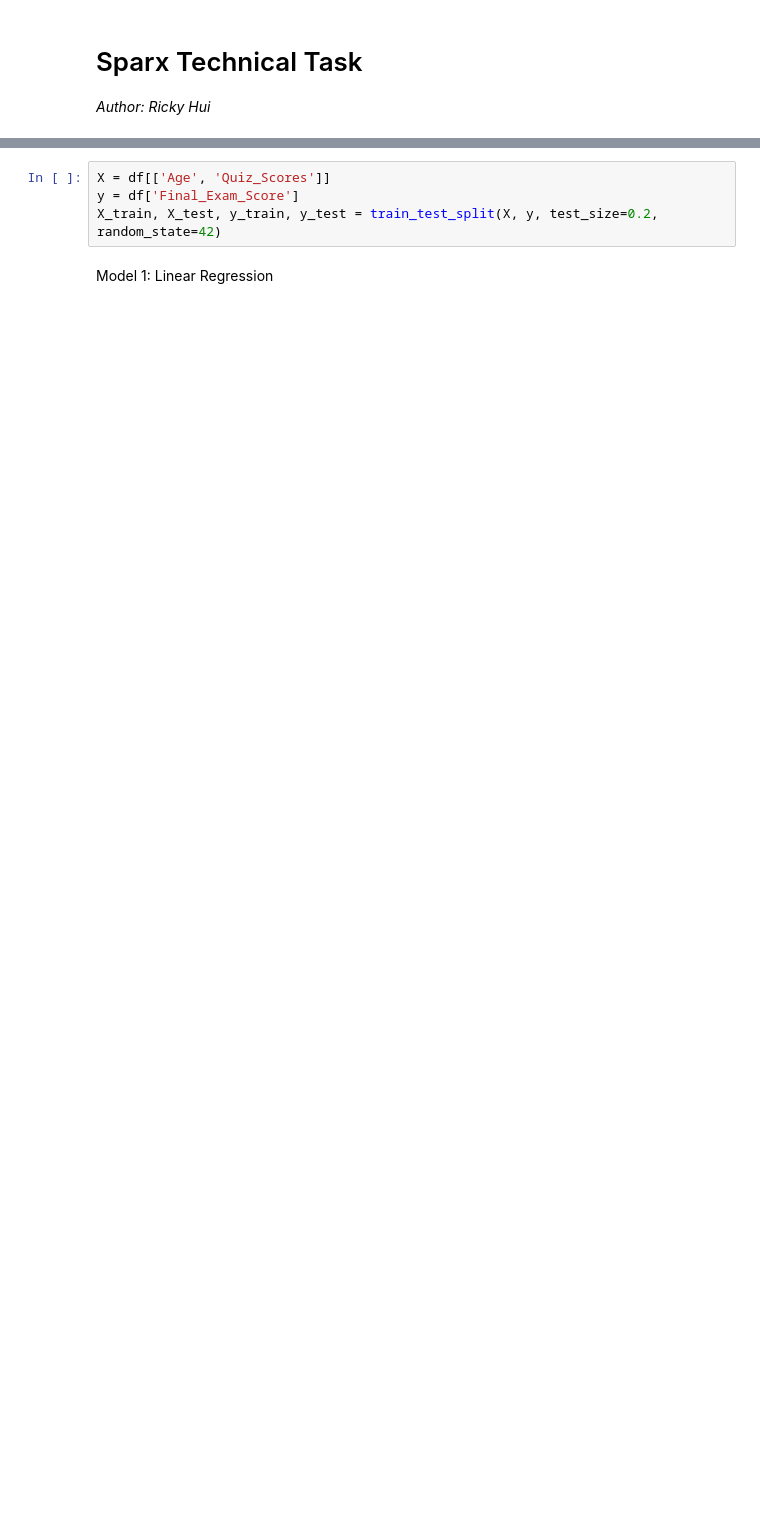
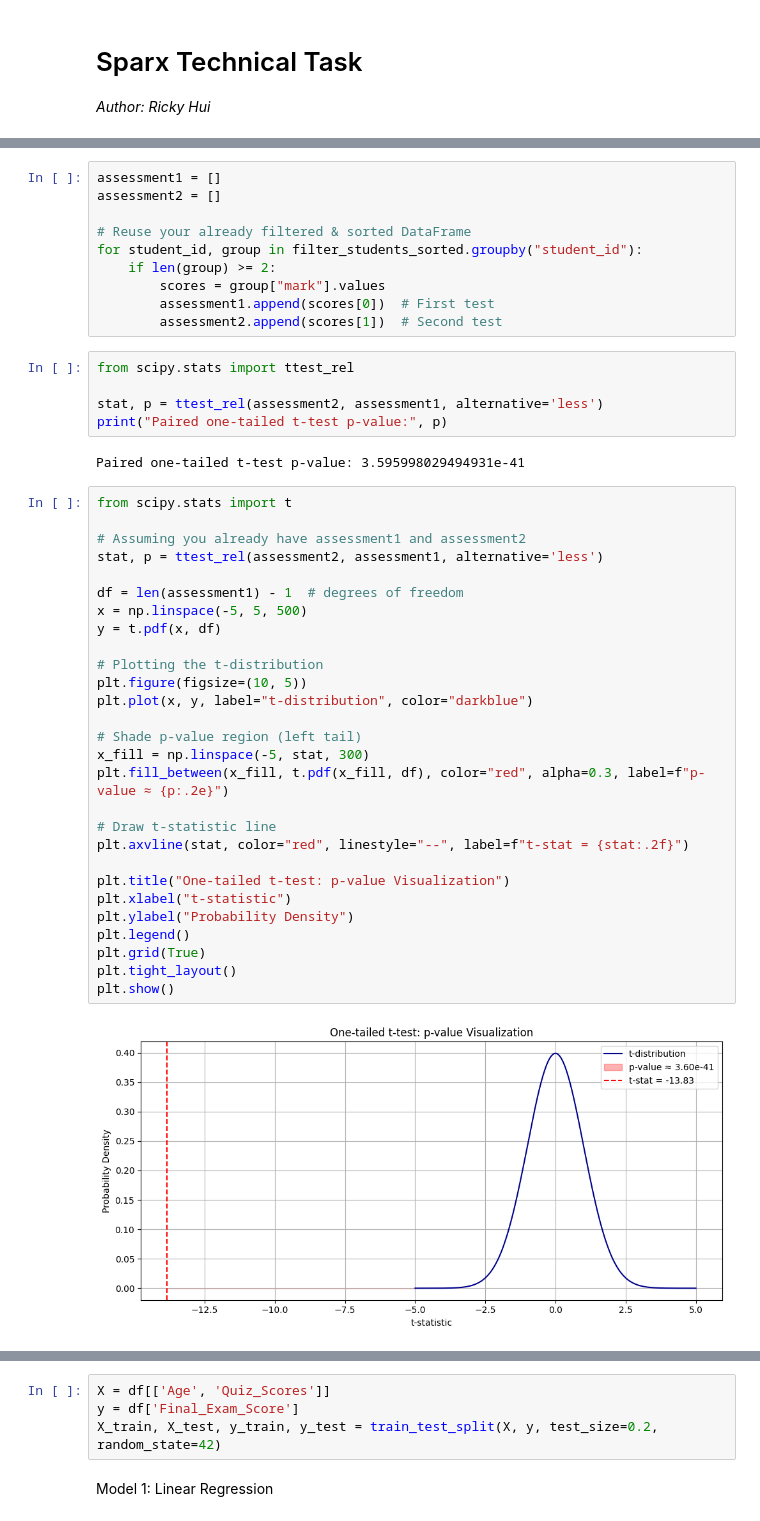
Before and after one commit to rickyhui28/sparx-technical-task, a Jupyter notebook: analysis.ipynb, the cells around one changed output, grey strips where cells are left out. Drawn from its saved outputs; the diff is of its cells as text; blank space fills up the shorter version.

```diff
--- a/analysis.ipynb
+++ b/analysis.ipynb
@@ -43,0 +161,47 @@ plot_distributions(df, ["Age"])
+# %%
+assessment1 = []
+assessment2 = []
+
+# Reuse your already filtered & sorted DataFrame
+for student_id, group in filter_students_sorted.groupby("student_id"):
+    if len(group) >= 2:
+        scores = group["mark"].values
+        assessment1.append(scores[0])  # First test
+        assessment2.append(scores[1])  # Second test
+# %%
+from scipy.stats import ttest_rel
+
+stat, p = ttest_rel(assessment2, assessment1, alternative='less')
+print("Paired one-tailed t-test p-value:", p)
+# %% [output]
+Paired one-tailed t-test p-value: 3.595998029494931e-41
+# %%
+from scipy.stats import t
+
+# Assuming you already have assessment1 and assessment2
+stat, p = ttest_rel(assessment2, assessment1, alternative='less')
+
+df = len(assessment1) - 1  # degrees of freedom
+x = np.linspace(-5, 5, 500)
+y = t.pdf(x, df)
+
+# Plotting the t-distribution
+plt.figure(figsize=(10, 5))
+plt.plot(x, y, label="t-distribution", color="darkblue")
+
+# Shade p-value region (left tail)
+x_fill = np.linspace(-5, stat, 300)
+plt.fill_between(x_fill, t.pdf(x_fill, df), color="red", alpha=0.3, label=f"p-value ≈ {p:.2e}")
+
+# Draw t-statistic line
+plt.axvline(stat, color="red", linestyle="--", label=f"t-stat = {stat:.2f}")
+
+plt.title("One-tailed t-test: p-value Visualization")
+plt.xlabel("t-statistic")
+plt.ylabel("Probability Density")
+plt.legend()
+plt.grid(True)
+plt.tight_layout()
+plt.show()
+# %% [output]
+[figure, added]
```
Also changed, not shown: parts of 55 cells of this notebook, 5 other files.
